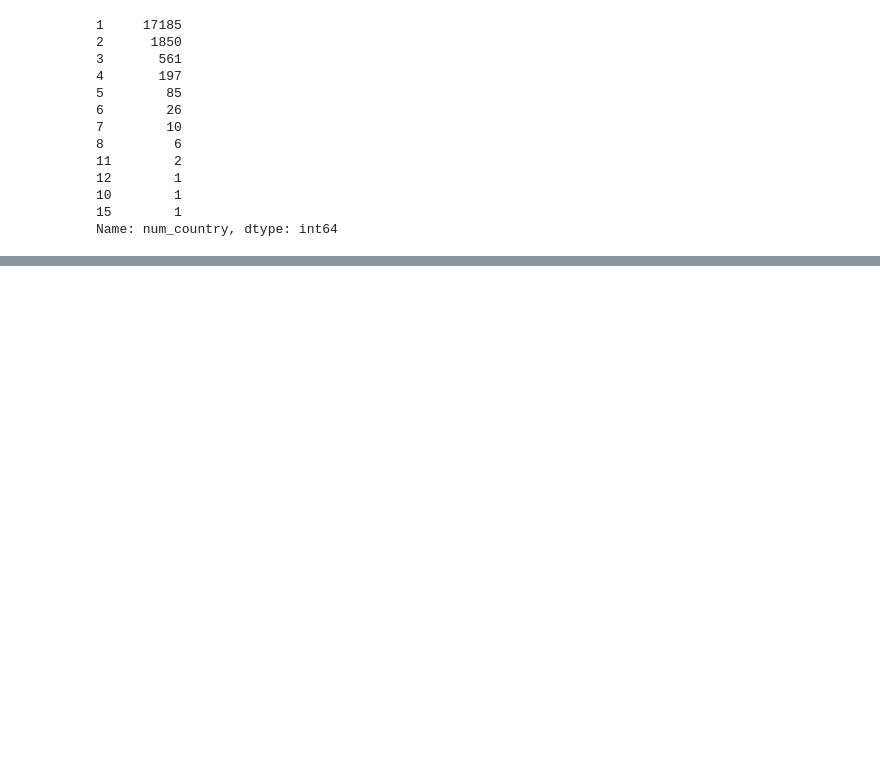
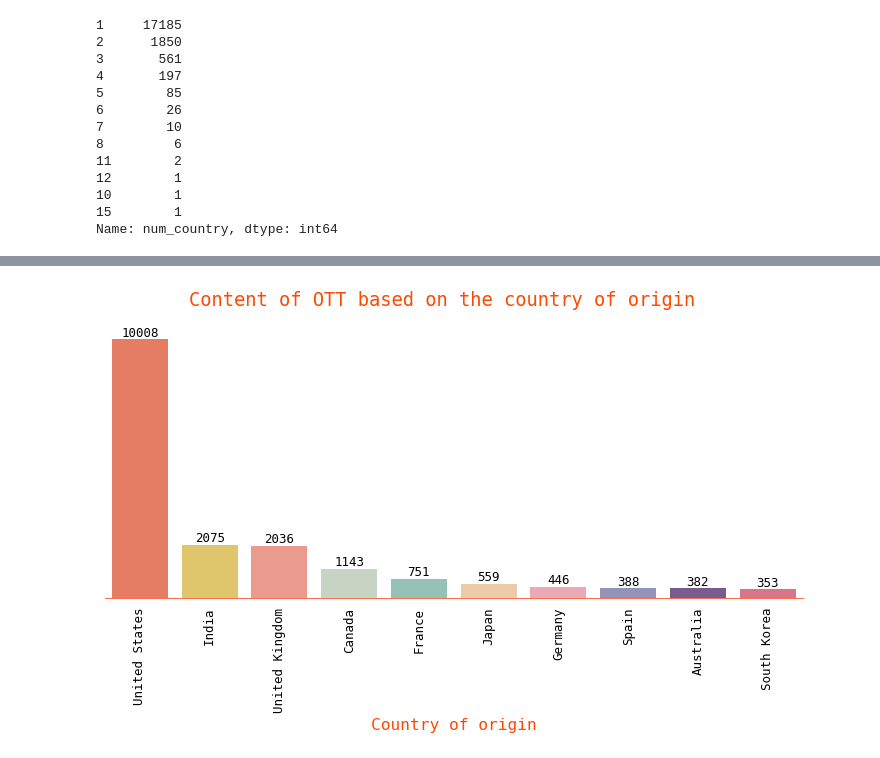
Before and after one commit to sangeethankumar/OTT-Content-Analysis, a Jupyter notebook: OTT Exploratory Data Analysis.ipynb, the cells around one changed output, grey strips where cells are left out. Saved outputs shown, nothing was run; the diff lists cells and outputs as text; code cells hidden in the pictures; blank space fills up the shorter version.

```diff
--- a/OTT Exploratory Data Analysis.ipynb
+++ b/OTT Exploratory Data Analysis.ipynb
@@ -256,3 +256,7 @@ ott.num_country.value_counts()
 10        1
 15        1
 Name: num_country, dtype: int64
+# %%
+ott['countries'] = ott['country'].astype('str').apply(ott_cleaning.str2list)
+# %%
+ott_country_explode = ott.explode('countries',ignore_index=True)
@@ -258,0 +283,21 @@ Name: num_country, dtype: int64
+# %%
+country_valcount = pd.DataFrame(ott_country_explode['countries'].value_counts().sort_values(ascending=False))
+country_valcount = country_valcount[:11].drop('nan')
+# %%
+fig, ax = plt.subplots(figsize=(10,4), dpi=90)
+ax.spines['top'].set_visible(False)
+ax.spines['right'].set_visible(False)
+ax.spines['left'].set_visible(False)
+ax.tick_params(bottom=False)
+ax.get_yaxis().set_visible(False)
+
+sns.barplot(data=country_valcount, x=country_valcount.index,y='countries', palette=custom_palette1);
+plt.xticks(rotation=90)
+
+# add values on top of each bar
+ax.bar_label(ax.containers[0])
+
+ax.set_xlabel('Country of origin', fontsize=13, color = '#ff4800');
+fig.suptitle('Content of OTT based on the country of origin', fontsize=15, color = '#ff4800');
+# %% [output]
+[figure, added]
```
Also changed, not shown: parts of 21 cells of this notebook, 3 other files.
